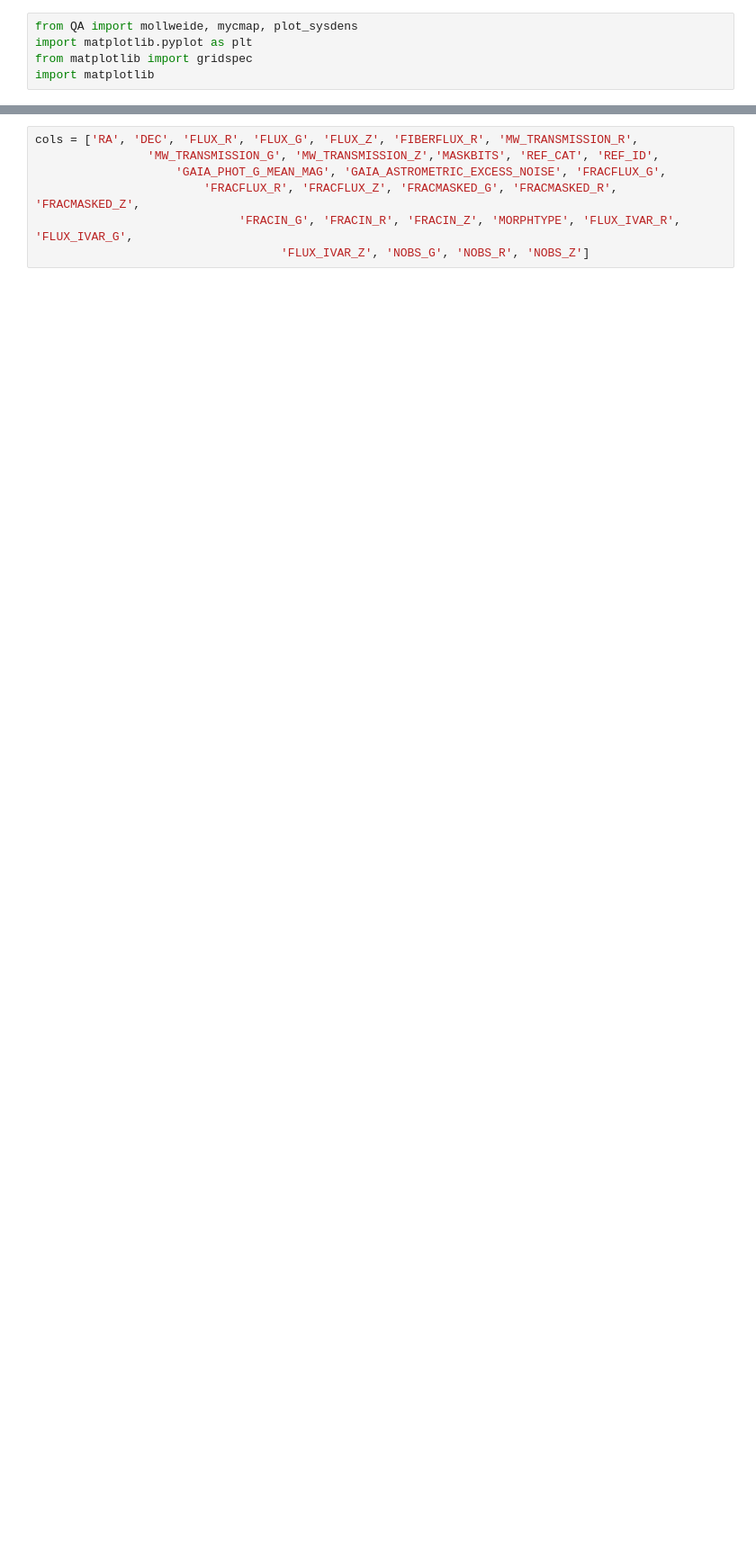
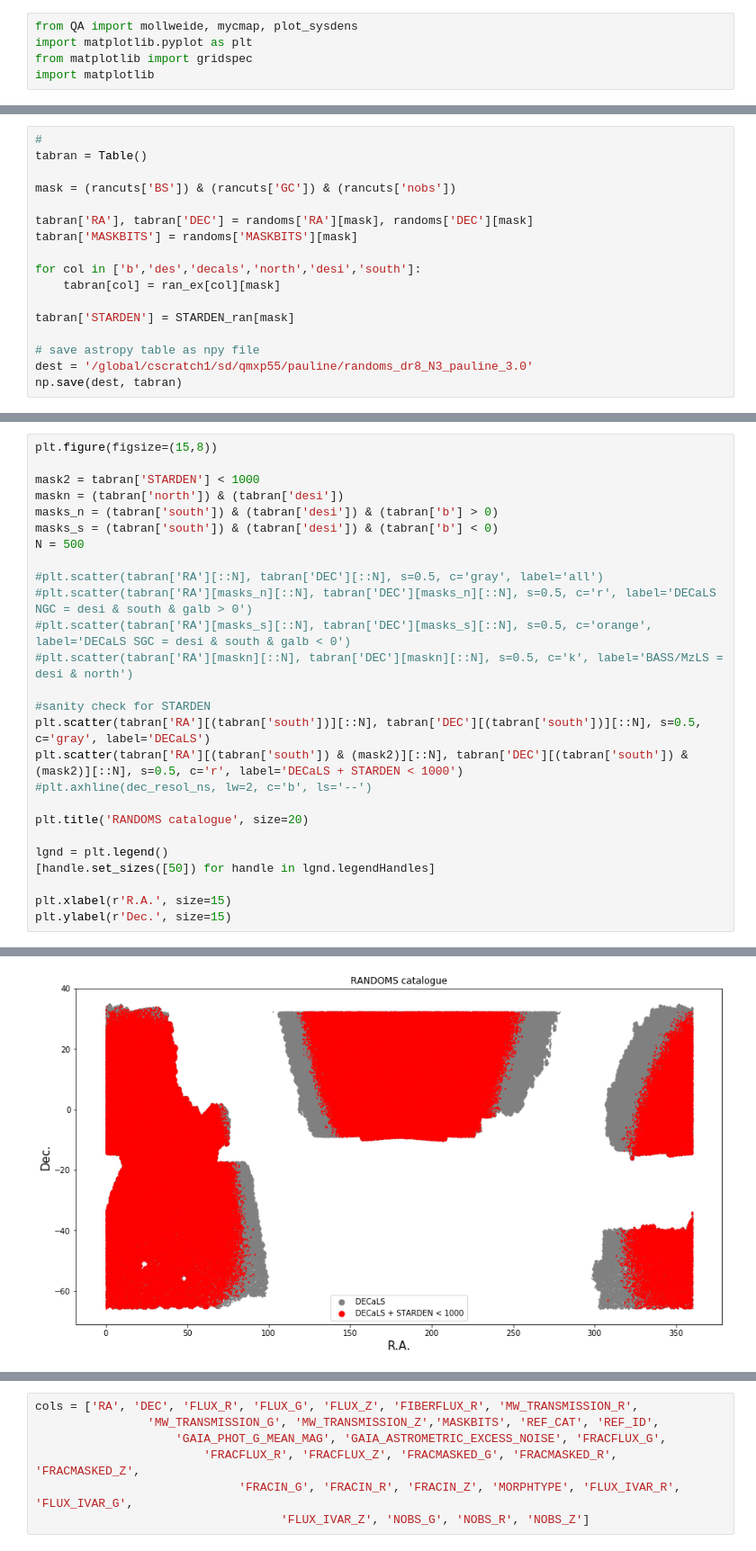
Before and after one commit to qmxp55/bgstargets, a Jupyter notebook: doc/getBGScat_with_weights.ipynb, the cells around one changed output, grey strips where cells are left out. Shown: that part at 90% size. Saved outputs shown, nothing was run; the diff lists cells and outputs as text; blank space fills up the shorter version.

```diff
--- a/doc/getBGScat_with_weights.ipynb
+++ b/doc/getBGScat_with_weights.ipynb
@@ -254,0 +340,17 @@ for npixid, catids in zip(d.keys(), d.values()):
+# %%
+#
+tabran = Table()
+
+mask = (rancuts['BS']) & (rancuts['GC']) & (rancuts['nobs'])
+
+tabran['RA'], tabran['DEC'] = randoms['RA'][mask], randoms['DEC'][mask]
+tabran['MASKBITS'] = randoms['MASKBITS'][mask]
+
+for col in ['b','des','decals','north','desi','south']:
+    tabran[col] = ran_ex[col][mask]
+
+tabran['STARDEN'] = STARDEN_ran[mask]
+
+# save astropy table as npy file
+dest = '/global/cscratch1/sd/qmxp55/pauline/randoms_dr8_N3_pauline_3.0'
+np.save(dest, tabran)
@@ -254,0 +415,27 @@ for npixid, catids in zip(d.keys(), d.values()):
+# %%
+plt.figure(figsize=(15,8))
+
+mask2 = tabran['STARDEN'] < 1000
+maskn = (tabran['north']) & (tabran['desi'])
+masks_n = (tabran['south']) & (tabran['desi']) & (tabran['b'] > 0)
+masks_s = (tabran['south']) & (tabran['desi']) & (tabran['b'] < 0)
+N = 500
+
+#plt.scatter(tabran['RA'][::N], tabran['DEC'][::N], s=0.5, c='gray', label='all')
+#plt.scatter(tabran['RA'][masks_n][::N], tabran['DEC'][masks_n][::N], s=0.5, c='r', label='DECaLS NGC = desi & south & galb > 0')
+#plt.scatter(tabran['RA'][masks_s][::N], tabran['DEC'][masks_s][::N], s=0.5, c='orange', label='DECaLS SGC = desi & south & galb < 0')
+#plt.scatter(tabran['RA'][maskn][::N], tabran['DEC'][maskn][::N], s=0.5, c='k', label='BASS/MzLS = desi & north')
+
+#sanity check for STARDEN
+plt.scatter(tabran['RA'][(tabran['south'])][::N], tabran['DEC'][(tabran['south'])][::N], s=0.5, c='gray', label='DECaLS')
+plt.scatter(tabran['RA'][(tabran['south']) & (mask2)][::N], tabran['DEC'][(tabran['south']) & (mask2)][::N], s=0.5, c='r', label='DECaLS + STARDEN < 1000')
+#plt.axhline(dec_resol_ns, lw=2, c='b', ls='--')
+
+plt.title('RANDOMS catalogue', size=20)
+
+lgnd = plt.legend()
+[handle.set_sizes([50]) for handle in lgnd.legendHandles]
+
+plt.xlabel(r'R.A.', size=15)
+plt.ylabel(r'Dec.', size=15)
+# %% [output]
@@ -254,0 +443 @@ for npixid, catids in zip(d.keys(), d.values()):
+[figure, added]
```
Also changed, not shown: parts of 51 cells of this notebook, 14 other files.
